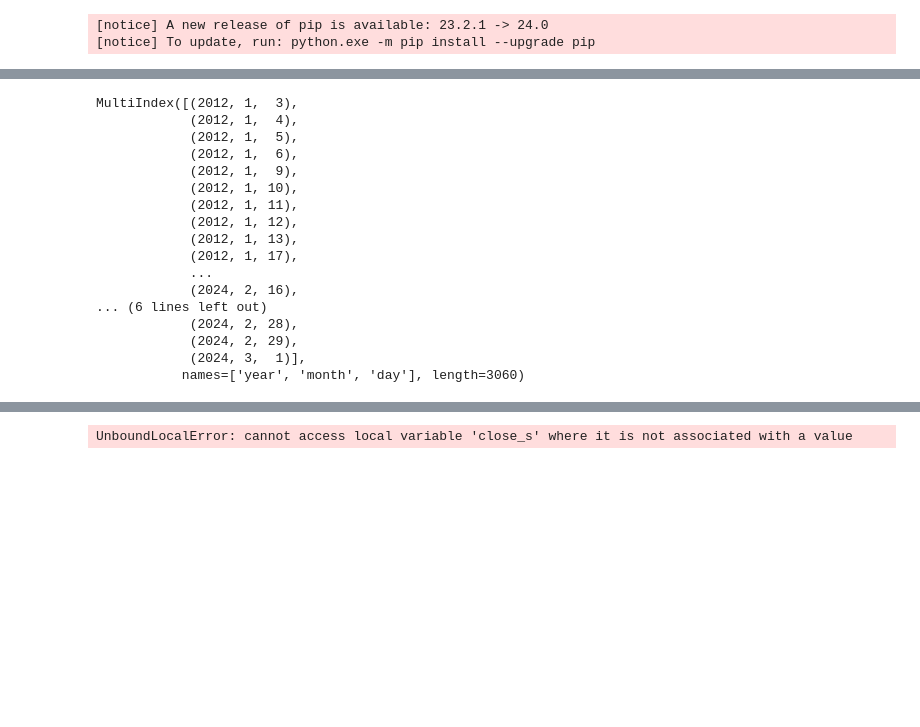
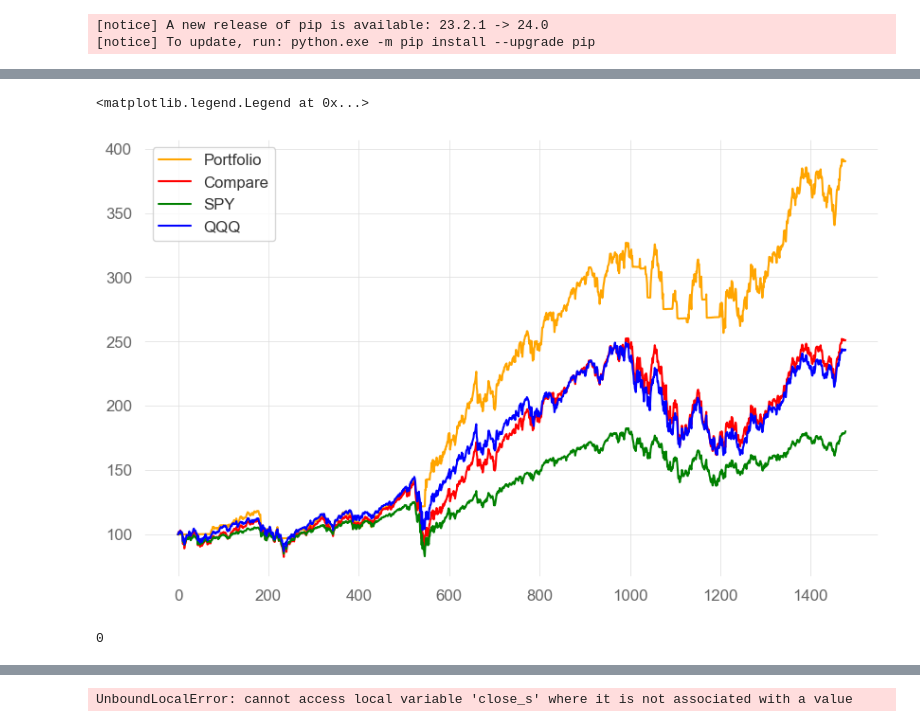
Before and after one commit to jebuk97/Coding-Test, a Jupyter notebook: Data/Stock/test.ipynb, the cells around one changed output, grey strips where cells are left out. Drawn from its saved outputs; the diff is of its cells as text; code cells hidden in the pictures; blank space fills up the shorter version.

```diff
--- a/Data/Stock/test.ipynb
+++ b/Data/Stock/test.ipynb
@@ -145,23 +140,3 @@ Timestamp('2015-01-01 00:00:00')
-# %%
-rebal_data.index
-# %% [output]
-MultiIndex([(2012, 1,  3),
-            (2012, 1,  4),
-            (2012, 1,  5),
-            (2012, 1,  6),
-            (2012, 1,  9),
-            (2012, 1, 10),
-            (2012, 1, 11),
-            (2012, 1, 12),
-            (2012, 1, 13),
-            (2012, 1, 17),
-            ...
-            (2024, 2, 16),
-... (6 lines left out)
-            (2024, 2, 28),
-            (2024, 2, 29),
-            (2024, 3,  1)],
-           names=['year', 'month', 'day'], length=3060)
 # %%
 # 공격형
 attk_ticker = []
@@ -178,9 +153,11 @@ res = [] # 총 자산 시작은 100
 
 canary_data = rebal_data
 profit = rebal_data.pct_change()
-n=12*20
+n=12
 dates = []
-
+flips = 0
+flag = True #False = 하락장
+patience = 0
 for i in range(n, rebal_data.shape[0]):
     # print(canary_data.index[i], profit.index[i])
     m1 = (canary_data.iloc[i]-canary_data.iloc[(i-1*20)])/canary_data.iloc[(i-1*20)]
@@ -189,7 +166,7 @@ for i in range(n, rebal_data.shape[0]):
     m4 = (canary_data.iloc[i]-canary_data.iloc[i-4*20])/canary_data.iloc[i-4*20]
     m6 = (canary_data.iloc[i]-canary_data.iloc[i-6*20])/canary_data.iloc[i-6*20]
     m12 = (canary_data.iloc[i]-canary_data.iloc[i-12*20])/canary_data.iloc[i-12*20]
-    score = m1 * 12
+    score = m1 * 10
     score2 = m2 * 6
     score3 = m3 * 4
     score4 = m4 * 3
@@ -201,19 +178,14 @@ for i in range(n, rebal_data.shape[0]):
     scoreXLV = score['XLV'] + score3['XLV'] + score6['XLV'] + score12['XLV']
     scoreTLT = score['TLT'] + score3['TLT'] + score6['TLT'] + score12['TLT']
     buy = dict()
-    if scoreSPY < 0:
-        if scoreTLT > 0:
-            buy['TLT'] = 100
-        else:
-            buy['SHV'] = 100
+
+    if scoreQQQ < scoreXLV < 0:
+        buy['SHV'] = 100
     else:
-        if scoreQQQ < scoreXLV:
-            buy['XLV'] = 100
-        else:
-            buy['QQQ'] = 30
-            buy['QLD'] = 30
-            buy['BRK-B'] = 30
-            buy['XLV'] = 10
+        buy['QQQ'] = 30
+        buy['QLD'] = 30
+        buy['BRK-B'] = 30
+        buy['XLV'] = 10
 
     if i == n:
         one = pd.DataFrame([list(buy.values())], columns=list(buy.keys()), index = [rebal_data.index[i]])
@@ -275,33 +247,40 @@ SPY["Total"] = res
 
 
 baa_g4 = pd.DataFrame(columns=tickers_all)
 res = [] # 총 자산 시작은 100
 
 canary_data = rebal_data[tickers_canary]
 profit = rebal_data.pct_change()
 n=12
 for i in range(n, rebal_data.shape[0]):
     buy = dict()
     buy['QQQ'] = 100
 
     if i == n:
         one = pd.DataFrame([list(buy.values())], columns=list(buy.keys()), index = [rebal_data.index[i]])
         baa_g4 = pd.concat([baa_g4, one])
         res.append(100)
     else:
         total = sum(((1+profit.iloc[i])*baa_g4.iloc[-1]).fillna(0))
         res.append(total)
         one = pd.DataFrame([list(buy.values())], columns=list(buy.keys()), index = [rebal_data.index[i]]) * total / 100
         baa_g4 = pd.concat([baa_g4, one])
 
 QQQ["Total"] = res
 
 plt.plot(baa["Total"], color='orange', label='Portfolio')
 plt.plot(compare["Total"], color='red', label='Compare')
 plt.plot(SPY["Total"], color='green', label='SPY')
 plt.plot(QQQ["Total"], color='blue', label='QQQ')
 plt.legend()
 # qs.reports.html(baa["Total"], QQQ["Total"], SPY["Total"])
+# %% [output]
+<matplotlib.legend.Legend at 0x...>
+[figure, added]
+# %%
+print(flips)
+# %% [output]
+0
 # %%
 min(scores)
 # %% [output]
```
Also changed, not shown: parts of 5 cells of this notebook.
